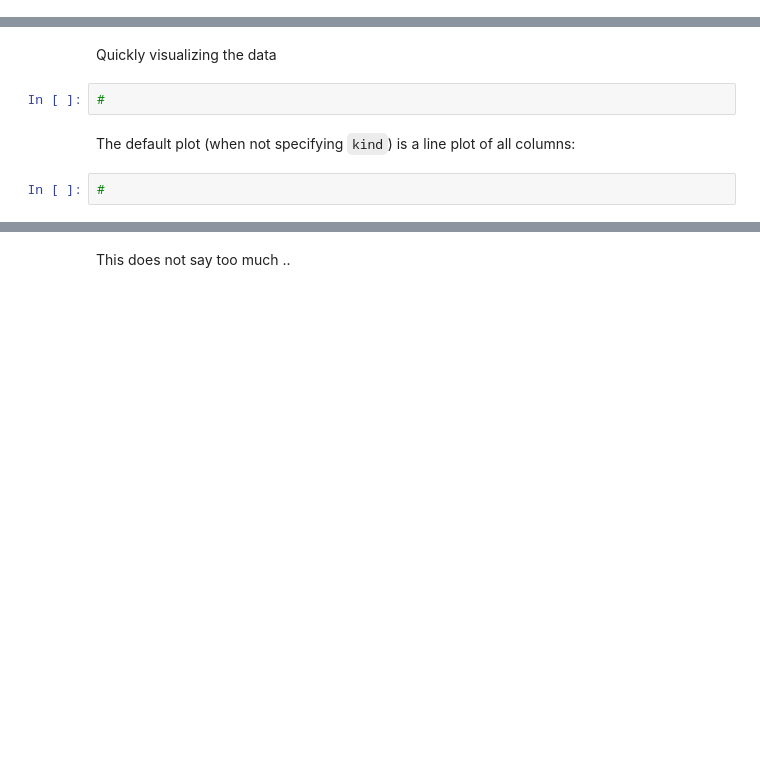
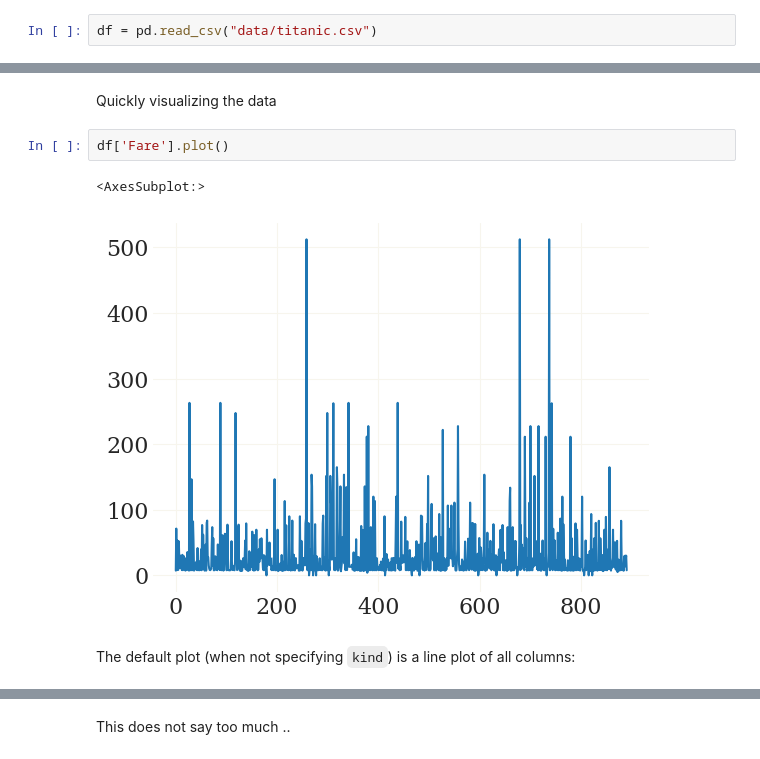
Before and after one commit to OpenSourceEconomics/ose-course-primer, a Jupyter notebook: lecture4_with_notes.ipynb, the cells around one changed output, grey strips where cells are left out. Drawn from its saved outputs; the diff is of its cells as text; blank space fills up the shorter version.

```diff
--- a/lecture4_with_notes.ipynb
+++ b/lecture4_with_notes.ipynb
@@ -404,0 +505,2 @@ Luckily, if we have a well formed csv file, we don't need many of those argument
+# %%
+df = pd.read_csv("data/titanic.csv")
@@ -454,8 +658,9 @@ Getting some basic summary statistics about the data with `describe`:
 # %% [markdown]
 Quickly visualizing the data
-# %%
-#
+# %%
+df['Fare'].plot()
+# %% [output]
+<AxesSubplot:>
+[figure, added]
 # %% [markdown]
 The default plot (when not specifying `kind`) is a line plot of all columns:
-# %%
-#
```
Also changed, not shown: parts of 91 cells of this notebook.
